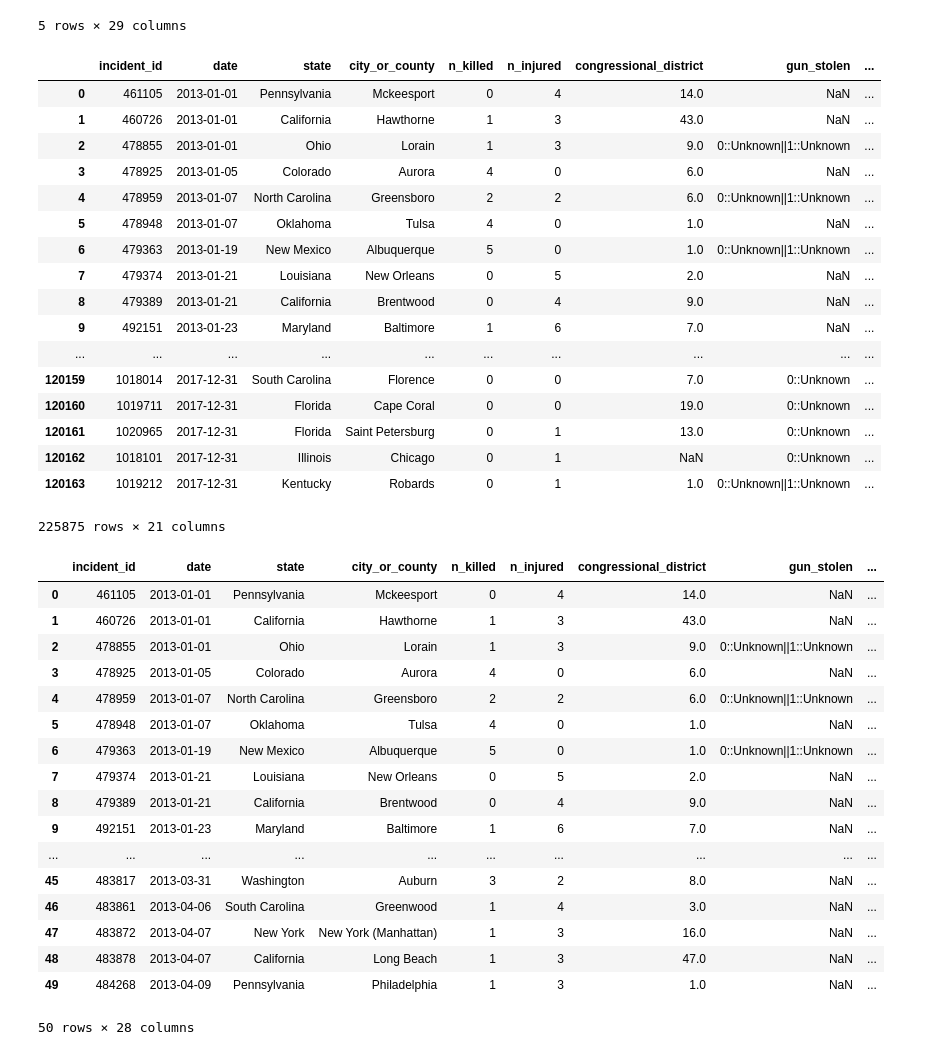
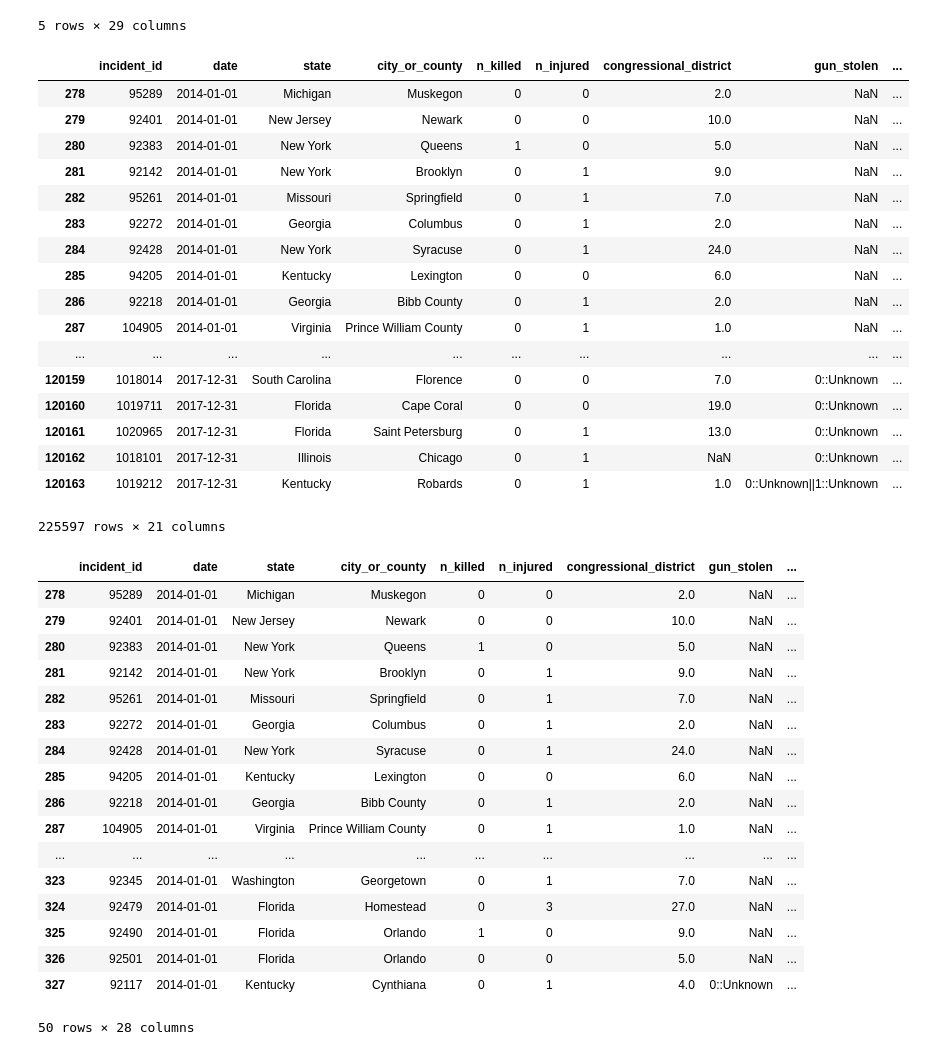
Before and after one commit to rabest265/GunViolence, a Jupyter notebook: Code/recombining_gunviolence_dataset.ipynb, the cells around one changed output. Cells and saved outputs as stored; diff of their text form; code cells hidden in the pictures.

```diff
--- a/Code/recombining_gunviolence_dataset.ipynb
+++ b/Code/recombining_gunviolence_dataset.ipynb
@@ -57,28 +57,28 @@ gun_violence_df.head()
 # %%
 # Convert the date field to date/time and removed unnecessary columns
 gun_violence_df['date']= pd.to_datetime(gun_violence_df['date'])
-gun_violence_df=gun_violence_df.loc[gun_violence_df['date'] <'2018-01-01']
+gun_violence_df=gun_violence_df.loc[(gun_violence_df['date'] <'2018-01-01') & (gun_violence_df['date']>'2013-12-31') ]
 gun_violence_df.drop(columns=['address', 'incident_url', 'incident_url_fields_missing', 'source_url', 'participant_name','sources', 'location_description','notes'], inplace=True, axis=1)
 gun_violence_df
 # %% [output]
 |  | incident_id | date | state | city_or_county | n_killed | n_injured | congressional_district | gun_stolen | ... |
-| 0 | 461105 | 2013-01-01 | Pennsylvania | Mckeesport | 0 | 4 | 14.0 | NaN | ... |
-| 1 | 460726 | 2013-01-01 | California | Hawthorne | 1 | 3 | 43.0 | NaN | ... |
-| 2 | 478855 | 2013-01-01 | Ohio | Lorain | 1 | 3 | 9.0 | 0::Unknown||1::Unknown | ... |
-| 3 | 478925 | 2013-01-05 | Colorado | Aurora | 4 | 0 | 6.0 | NaN | ... |
-| 4 | 478959 | 2013-01-07 | North Carolina | Greensboro | 2 | 2 | 6.0 | 0::Unknown||1::Unknown | ... |
-| 5 | 478948 | 2013-01-07 | Oklahoma | Tulsa | 4 | 0 | 1.0 | NaN | ... |
-| 6 | 479363 | 2013-01-19 | New Mexico | Albuquerque | 5 | 0 | 1.0 | 0::Unknown||1::Unknown | ... |
-| 7 | 479374 | 2013-01-21 | Louisiana | New Orleans | 0 | 5 | 2.0 | NaN | ... |
-| 8 | 479389 | 2013-01-21 | California | Brentwood | 0 | 4 | 9.0 | NaN | ... |
-| 9 | 492151 | 2013-01-23 | Maryland | Baltimore | 1 | 6 | 7.0 | NaN | ... |
+| 278 | 95289 | 2014-01-01 | Michigan | Muskegon | 0 | 0 | 2.0 | NaN | ... |
+| 279 | 92401 | 2014-01-01 | New Jersey | Newark | 0 | 0 | 10.0 | NaN | ... |
+| 280 | 92383 | 2014-01-01 | New York | Queens | 1 | 0 | 5.0 | NaN | ... |
+| 281 | 92142 | 2014-01-01 | New York | Brooklyn | 0 | 1 | 9.0 | NaN | ... |
+| 282 | 95261 | 2014-01-01 | Missouri | Springfield | 0 | 1 | 7.0 | NaN | ... |
+| 283 | 92272 | 2014-01-01 | Georgia | Columbus | 0 | 1 | 2.0 | NaN | ... |
+| 284 | 92428 | 2014-01-01 | New York | Syracuse | 0 | 1 | 24.0 | NaN | ... |
+| 285 | 94205 | 2014-01-01 | Kentucky | Lexington | 0 | 0 | 6.0 | NaN | ... |
+| 286 | 92218 | 2014-01-01 | Georgia | Bibb County | 0 | 1 | 2.0 | NaN | ... |
+| 287 | 104905 | 2014-01-01 | Virginia | Prince William County | 0 | 1 | 1.0 | NaN | ... |
 | ... | ... | ... | ... | ... | ... | ... | ... | ... | ... |
 | 120159 | 1018014 | 2017-12-31 | South Carolina | Florence | 0 | 0 | 7.0 | 0::Unknown | ... |
 | 120160 | 1019711 | 2017-12-31 | Florida | Cape Coral | 0 | 0 | 19.0 | 0::Unknown | ... |
 | 120161 | 1020965 | 2017-12-31 | Florida | Saint Petersburg | 0 | 1 | 13.0 | 0::Unknown | ... |
 | 120162 | 1018101 | 2017-12-31 | Illinois | Chicago | 0 | 1 | NaN | 0::Unknown | ... |
 | 120163 | 1019212 | 2017-12-31 | Kentucky | Robards | 0 | 1 | 1.0 | 0::Unknown||1::Unknown | ... |
-225875 rows × 21 columns
+225597 rows × 21 columns
 # %%
 # Search the incident_characteristics for specific incident types and set that incident type to True
 gun_violence_df["mass"]=np.where(gun_violence_df['incident_characteristics'].str.contains("Mass Shooting", case=False, na=False), True, False)
@@ -91,22 +91,22 @@ gun_violence_df['officer'] = np.where(gun_violence_df['incident_characteristics'
 gun_violence_df.head(50)
 # %% [output]
 |  | incident_id | date | state | city_or_county | n_killed | n_injured | congressional_district | gun_stolen | ... |
-| 0 | 461105 | 2013-01-01 | Pennsylvania | Mckeesport | 0 | 4 | 14.0 | NaN | ... |
-| 1 | 460726 | 2013-01-01 | California | Hawthorne | 1 | 3 | 43.0 | NaN | ... |
-| 2 | 478855 | 2013-01-01 | Ohio | Lorain | 1 | 3 | 9.0 | 0::Unknown||1::Unknown | ... |
-| 3 | 478925 | 2013-01-05 | Colorado | Aurora | 4 | 0 | 6.0 | NaN | ... |
-| 4 | 478959 | 2013-01-07 | North Carolina | Greensboro | 2 | 2 | 6.0 | 0::Unknown||1::Unknown | ... |
-| 5 | 478948 | 2013-01-07 | Oklahoma | Tulsa | 4 | 0 | 1.0 | NaN | ... |
-| 6 | 479363 | 2013-01-19 | New Mexico | Albuquerque | 5 | 0 | 1.0 | 0::Unknown||1::Unknown | ... |
-| 7 | 479374 | 2013-01-21 | Louisiana | New Orleans | 0 | 5 | 2.0 | NaN | ... |
-| 8 | 479389 | 2013-01-21 | California | Brentwood | 0 | 4 | 9.0 | NaN | ... |
-| 9 | 492151 | 2013-01-23 | Maryland | Baltimore | 1 | 6 | 7.0 | NaN | ... |
+| 278 | 95289 | 2014-01-01 | Michigan | Muskegon | 0 | 0 | 2.0 | NaN | ... |
+| 279 | 92401 | 2014-01-01 | New Jersey | Newark | 0 | 0 | 10.0 | NaN | ... |
+| 280 | 92383 | 2014-01-01 | New York | Queens | 1 | 0 | 5.0 | NaN | ... |
+| 281 | 92142 | 2014-01-01 | New York | Brooklyn | 0 | 1 | 9.0 | NaN | ... |
+| 282 | 95261 | 2014-01-01 | Missouri | Springfield | 0 | 1 | 7.0 | NaN | ... |
+| 283 | 92272 | 2014-01-01 | Georgia | Columbus | 0 | 1 | 2.0 | NaN | ... |
+| 284 | 92428 | 2014-01-01 | New York | Syracuse | 0 | 1 | 24.0 | NaN | ... |
+| 285 | 94205 | 2014-01-01 | Kentucky | Lexington | 0 | 0 | 6.0 | NaN | ... |
+| 286 | 92218 | 2014-01-01 | Georgia | Bibb County | 0 | 1 | 2.0 | NaN | ... |
+| 287 | 104905 | 2014-01-01 | Virginia | Prince William County | 0 | 1 | 1.0 | NaN | ... |
 | ... | ... | ... | ... | ... | ... | ... | ... | ... | ... |
-| 45 | 483817 | 2013-03-31 | Washington | Auburn | 3 | 2 | 8.0 | NaN | ... |
-| 46 | 483861 | 2013-04-06 | South Carolina | Greenwood | 1 | 4 | 3.0 | NaN | ... |
-| 47 | 483872 | 2013-04-07 | New York | New York (Manhattan) | 1 | 3 | 16.0 | NaN | ... |
-| 48 | 483878 | 2013-04-07 | California | Long Beach | 1 | 3 | 47.0 | NaN | ... |
-| 49 | 484268 | 2013-04-09 | Pennsylvania | Philadelphia | 1 | 3 | 1.0 | NaN | ... |
+| 323 | 92345 | 2014-01-01 | Washington | Georgetown | 0 | 1 | 7.0 | NaN | ... |
+| 324 | 92479 | 2014-01-01 | Florida | Homestead | 0 | 3 | 27.0 | NaN | ... |
+| 325 | 92490 | 2014-01-01 | Florida | Orlando | 1 | 0 | 9.0 | NaN | ... |
+| 326 | 92501 | 2014-01-01 | Florida | Orlando | 0 | 0 | 5.0 | NaN | ... |
+| 327 | 92117 | 2014-01-01 | Kentucky | Cynthiana | 0 | 1 | 4.0 | 0::Unknown | ... |
 50 rows × 28 columns
 # %%
 # Export to a csv file
```
Also changed, not shown: parts of 1 cell of this notebook.
